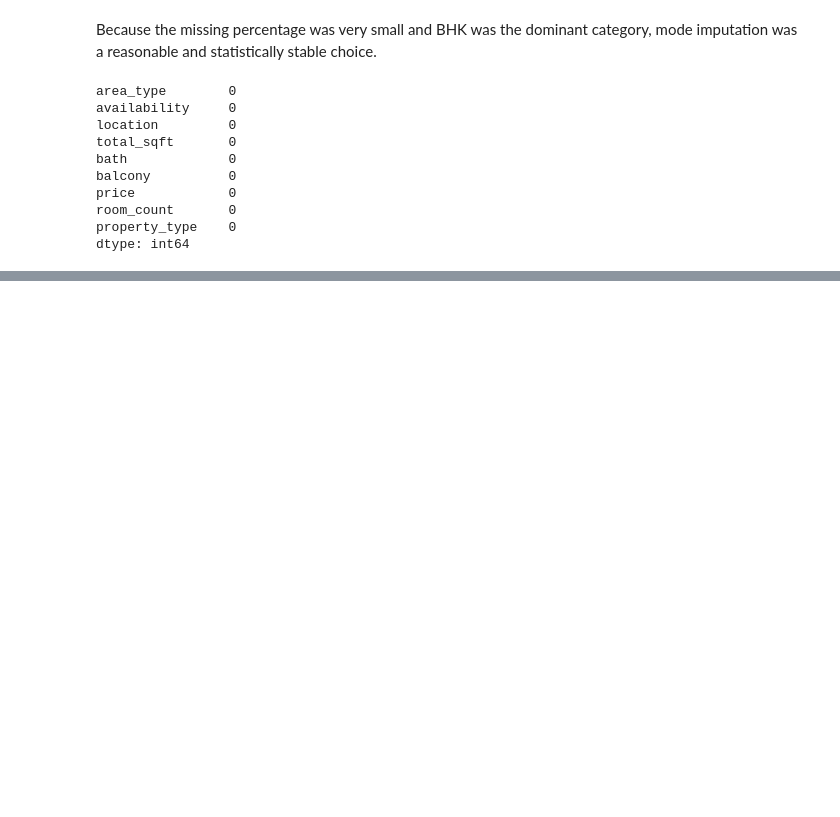
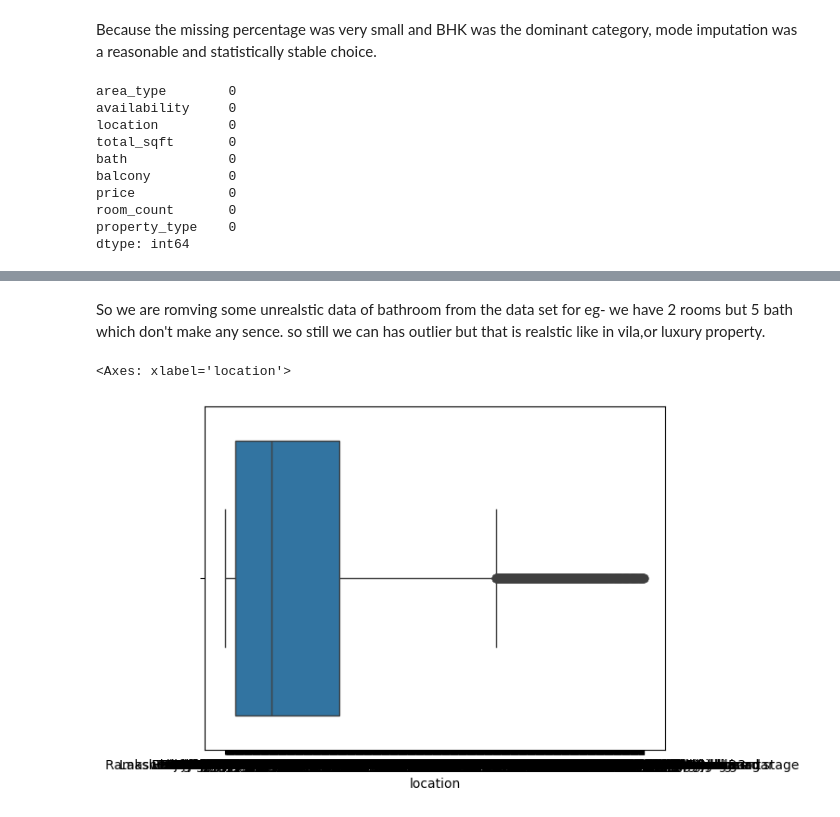
Before and after one commit to Mansharma8824/House-Price-Prediction, a Jupyter notebook: notebooks/House_data_cleaning.ipynb, the cells around one changed output, grey strips where cells are left out. Cells and saved outputs as stored; diff of their text form; code cells hidden in the pictures; blank space fills up the shorter version.

```diff
--- a/notebooks/House_data_cleaning.ipynb
+++ b/notebooks/House_data_cleaning.ipynb
@@ -163,0 +259,10 @@ dtype: int64
+# %%
+df = df[df["bath"] <= df["room_count"] + 2]
+# %% [markdown]
+So we are romving some unrealstic data of bathroom from the data set for eg- we have 2 rooms but 5 bath which don't make any sence.
+so still we can has outlier but that is realstic like in vila,or luxury property.
+# %%
+sns.boxplot(x=df['location'])
+# %% [output]
+<Axes: xlabel='location'>
+[figure, added]
```
Also changed, not shown: parts of 24 cells of this notebook.
